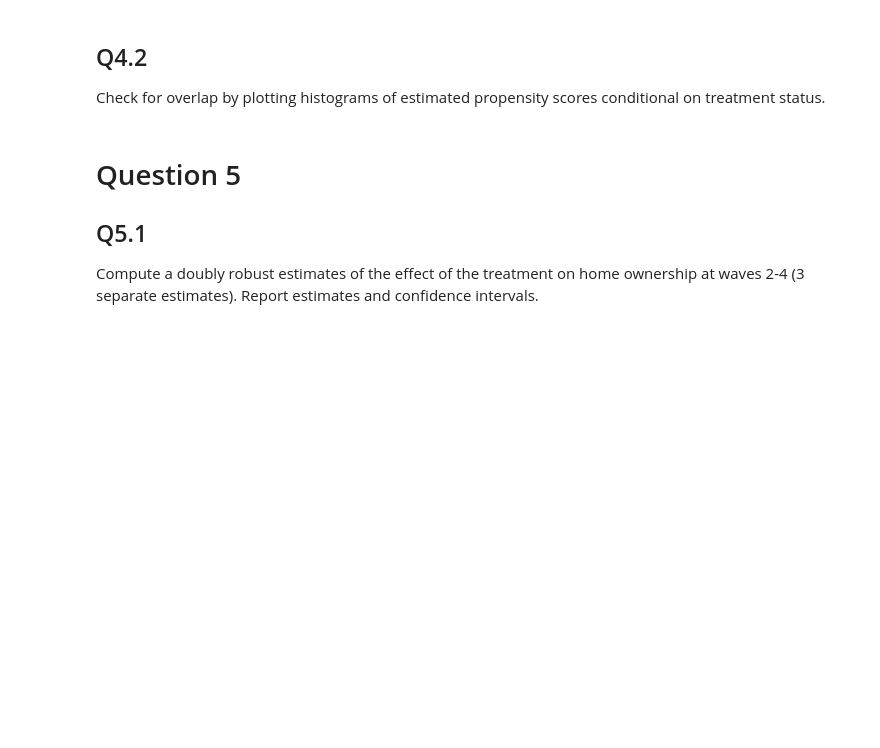
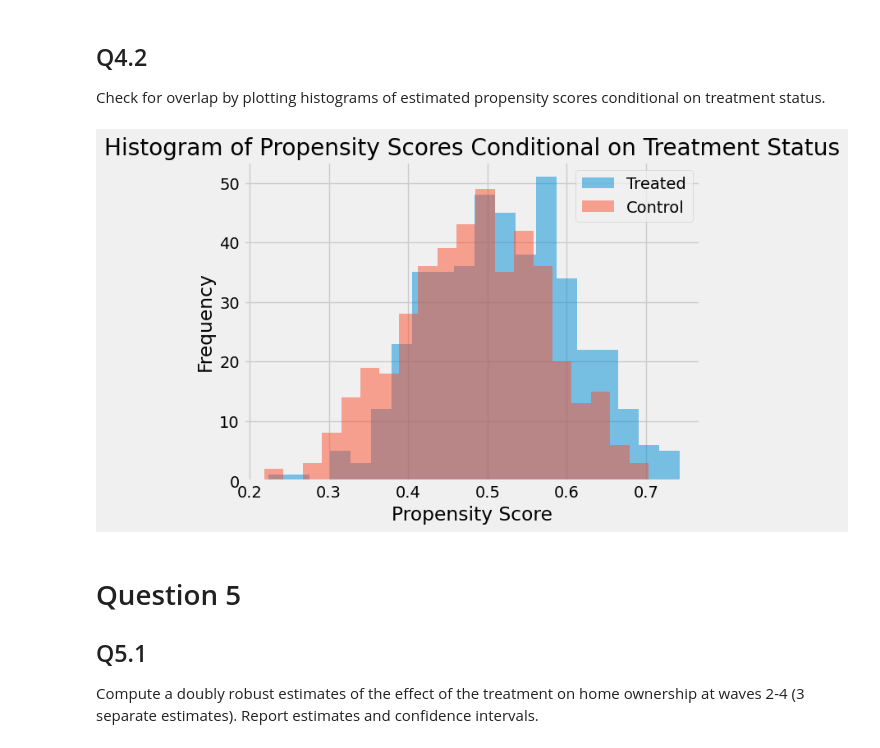
Before and after one commit to ubcecon/ECON526, a Jupyter notebook: problem_sets/problem_set_7.ipynb, the cells around one changed output. Cells and saved outputs as stored; diff of their text form; code cells hidden in the pictures; blank space fills up the shorter version.

```diff
--- a/problem_sets/problem_set_7.ipynb
+++ b/problem_sets/problem_set_7.ipynb
@@ -147,8 +276,23 @@ conditional on treatment status.
 # %%
 from matplotlib import style
 from matplotlib import pyplot as plt
 style.use("fivethirtyeight") # or whatever you prefer
 # your code here
+
+df['propensity_scores'] = propensity_scores
+
+treated = df[df['treat'] == 1]['propensity_scores']
+control = df[df['treat'] == 0]['propensity_scores']
+
+plt.hist(treated, bins=20, alpha=0.5, label='Treated')
+plt.hist(control, bins=20, alpha=0.5, label='Control')
+plt.xlabel('Propensity Score')
+plt.ylabel('Frequency')
+plt.title('Histogram of Propensity Scores Conditional on Treatment Status')
+plt.legend(loc='upper right')
+plt.show()
+# %% [output]
+[figure, added]
 # %% [markdown]
 # Question 5
 
```
Also changed, not shown: parts of 8 cells of this notebook.
